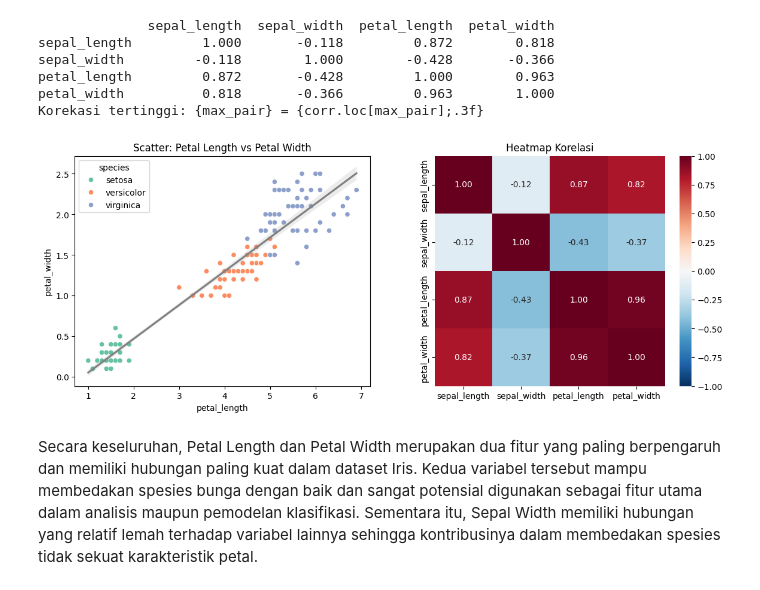
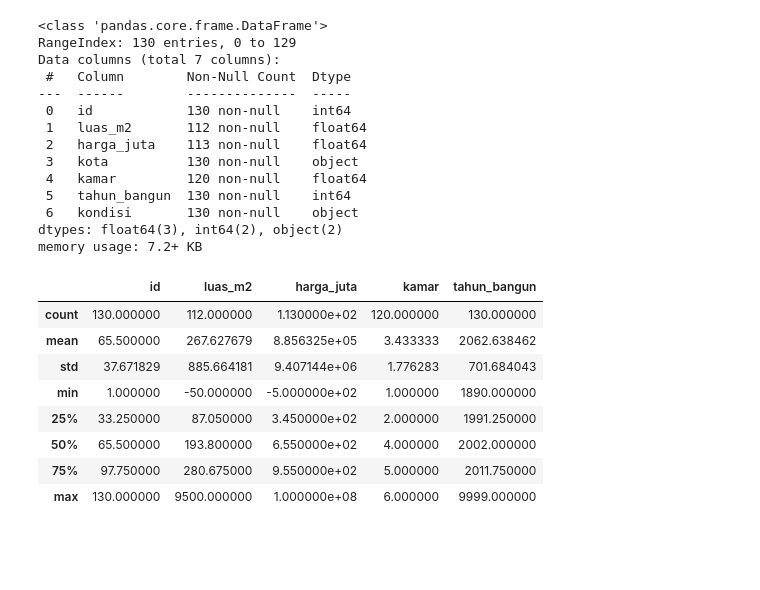
Before and after one commit to noviansyah972/DataScience2026_240401010138_NoviansyahRamadhan, a Jupyter notebook: Pertemuan3_NoviansyahRamadhan_240401010132.ipynb, the cells around one changed output. Cells and saved outputs as stored; diff of their text form; code cells hidden in the pictures; blank space fills up the shorter version.

```diff
--- a/Pertemuan3_NoviansyahRamadhan_240401010132.ipynb
+++ b/Pertemuan3_NoviansyahRamadhan_240401010132.ipynb
@@ -102,33 +10,0 @@ Passing `palette` without assigning `hue` is deprecated and will be removed in v
-# %%
-#5 Matriks korelasi pearson
-corr = df.drop('species', axis=1).corr(method='pearson')
-print(corr.round(3))
-
-import numpy as np
-mask = np.triu(np.ones_like(corr, dtype=bool))
-corr_masked = corr.where(~mask)
-mask_pair = corr_masked.stack().idxmax
-print('Korekasi tertinggi: {max_pair} = {corr.loc[max_pair];.3f}')
-# %% [output]
-              sepal_length  sepal_width  petal_length  petal_width
-sepal_length         1.000       -0.118         0.872        0.818
-sepal_width         -0.118        1.000        -0.428       -0.366
-petal_length         0.872       -0.428         1.000        0.963
-petal_width          0.818       -0.366         0.963        1.000
-Korekasi tertinggi: {max_pair} = {corr.loc[max_pair];.3f}
-# %%
-#6 Scatter plot & heatmap
-fig, axes = plt.subplots(1,2, figsize=(14,5))
-sns.scatterplot(data=df, x='petal_length', y='petal_width',
-                hue='species', palette='Set2', ax=axes[0])
-sns.regplot(data=df, x='petal_length', y='petal_width',
-                scatter=False, color='gray', ax=axes[0])
-axes[0].set_title('Scatter: Petal Length vs Petal Width')
-sns.heatmap(corr, annot=True, fmt='.2f', cmap='RdBu_r',
-            vmin=-1, vmax=1, square=True, ax=axes[1])
-axes[1].set_title('Heatmap Korelasi')
-plt.tight_layout; plt.show()
-# %% [output]
-[figure, removed]
-# %% [markdown]
-Secara keseluruhan, Petal Length dan Petal Width merupakan dua fitur yang paling berpengaruh dan memiliki hubungan paling kuat dalam dataset Iris. Kedua variabel tersebut mampu membedakan spesies bunga dengan baik dan sangat potensial digunakan sebagai fitur utama dalam analisis maupun pemodelan klasifikasi. Sementara itu, Sepal Width memiliki hubungan yang relatif lemah terhadap variabel lainnya sehingga kontribusinya dalam membedakan spesies tidak sekuat karakteristik petal.
@@ -134,0 +16,28 @@ Secara keseluruhan, Petal Length dan Petal Width merupakan dua fitur yang paling
+# %%
+df = pd.read_csv("https://drive.google.com/uc?id=1LfQWProB0VjWN5q8bKuRIgn-stULfIRo")
+df.info()
+df.describe()
+# %% [output]
+<class 'pandas.core.frame.DataFrame'>
+RangeIndex: 130 entries, 0 to 129
+Data columns (total 7 columns):
+ #   Column        Non-Null Count  Dtype
+---  ------        --------------  -----
+ 0   id            130 non-null    int64
+ 1   luas_m2       112 non-null    float64
+ 2   harga_juta    113 non-null    float64
+ 3   kota          130 non-null    object
+ 4   kamar         120 non-null    float64
+ 5   tahun_bangun  130 non-null    int64
+ 6   kondisi       130 non-null    object
+dtypes: float64(3), int64(2), object(2)
+memory usage: 7.2+ KB
+|  | id | luas_m2 | harga_juta | kamar | tahun_bangun |
+| count | 130.000000 | 112.000000 | 1.130000e+02 | 120.000000 | 130.000000 |
+| mean | 65.500000 | 267.627679 | 8.856325e+05 | 3.433333 | 2062.638462 |
+| std | 37.671829 | 885.664181 | 9.407144e+06 | 1.776283 | 701.684043 |
+| min | 1.000000 | -50.000000 | -5.000000e+02 | 1.000000 | 1890.000000 |
+| 25% | 33.250000 | 87.050000 | 3.450000e+02 | 2.000000 | 1991.250000 |
+| 50% | 65.500000 | 193.800000 | 6.550000e+02 | 4.000000 | 2002.000000 |
+| 75% | 97.750000 | 280.675000 | 9.550000e+02 | 5.000000 | 2011.750000 |
+| max | 130.000000 | 9500.000000 | 1.000000e+08 | 6.000000 | 9999.000000 |
```
Also changed, not shown: parts of 13 cells of this notebook.
